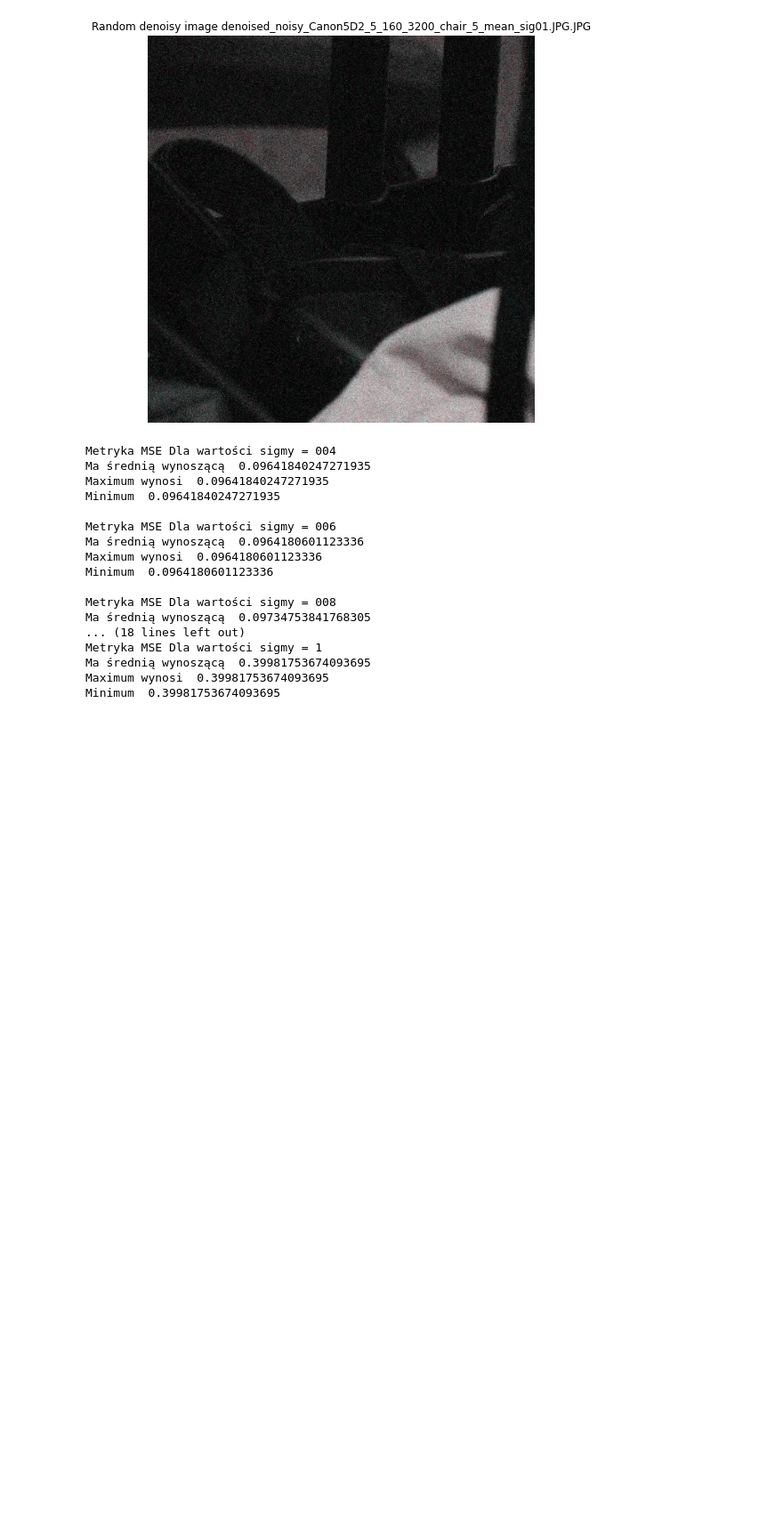
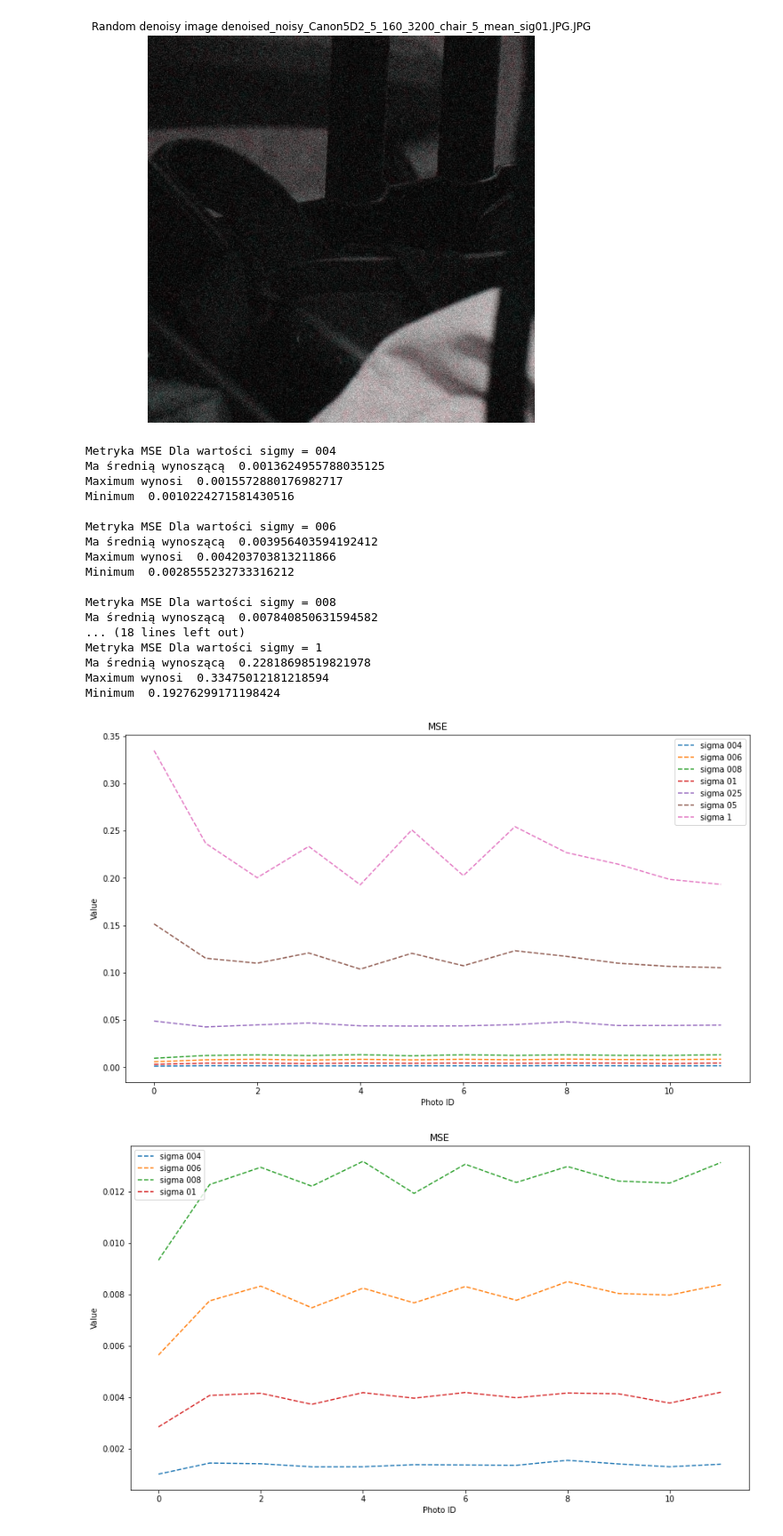
Before and after one commit to BioMedProjects/Image-Denoising, a Jupyter notebook: OPSI_Project.ipynb, the cells around one changed output. Shown at 89% size. Cells and saved outputs as stored; diff of their text form; code cells hidden in the pictures; blank space fills up the shorter version.

```diff
--- a/OPSI_Project.ipynb
+++ b/OPSI_Project.ipynb
@@ -395,43 +374,47 @@ for i in range(len(denoisy_images_004)):
     result_008 = mse(original_images[i], denoisy_images_008[i])
     results_mse_008.append(result_008)
 
     result_01 = mse(original_images[i], denoisy_images_01[i])
     results_mse_01.append(result_01)
 
     result_025 = mse(original_images[i], denoisy_images_025[i])
     results_mse_025.append(result_025)
 
     result_05 = mse(original_images[i], denoisy_images_05[i])
     results_mse_05.append(result_05)
 
     result_1 = mse(original_images[i], denoisy_images_1[i])
     results_mse_1.append(result_1)
 
 showStatistics("MSE", "004", results_mse_004)
 showStatistics("MSE", "006", results_mse_006)
 showStatistics("MSE", "008", results_mse_008)
 showStatistics("MSE", "01", results_mse_01)
 showStatistics("MSE", "025", results_mse_025)
 showStatistics("MSE", "05", results_mse_05)
 showStatistics("MSE", "1", results_mse_1)
+
+showPlots("MSE", results_mse_004, results_mse_006, results_mse_008, results_mse_01, results_mse_025, results_mse_05, results_mse_1)
 # %% [output]
 Metryka MSE Dla wartości sigmy = 004
-Ma średnią wynoszącą  0.09641840247271935
-Maximum wynosi  0.09641840247271935
-Minimum  0.09641840247271935
+Ma średnią wynoszącą  0.0013624955788035125
+Maximum wynosi  0.0015572880176982717
+Minimum  0.0010224271581430516
 
 Metryka MSE Dla wartości sigmy = 006
-Ma średnią wynoszącą  0.0964180601123336
-Maximum wynosi  0.0964180601123336
-Minimum  0.0964180601123336
+Ma średnią wynoszącą  0.003956403594192412
+Maximum wynosi  0.004203703813211866
+Minimum  0.0028555232733316212
 
 Metryka MSE Dla wartości sigmy = 008
-Ma średnią wynoszącą  0.09734753841768305
+Ma średnią wynoszącą  0.007840850631594582
 ... (18 lines left out)
 Metryka MSE Dla wartości sigmy = 1
-Ma średnią wynoszącą  0.39981753674093695
-Maximum wynosi  0.39981753674093695
-Minimum  0.39981753674093695
+Ma średnią wynoszącą  0.22818698519821978
+Maximum wynosi  0.33475012181218594
+Minimum  0.19276299171198424
+[figure, added]
+[figure, added]
 # %%
 ## Calculate SSIM
 
```
Also changed, not shown: parts of 9 cells of this notebook, 21 other files.
